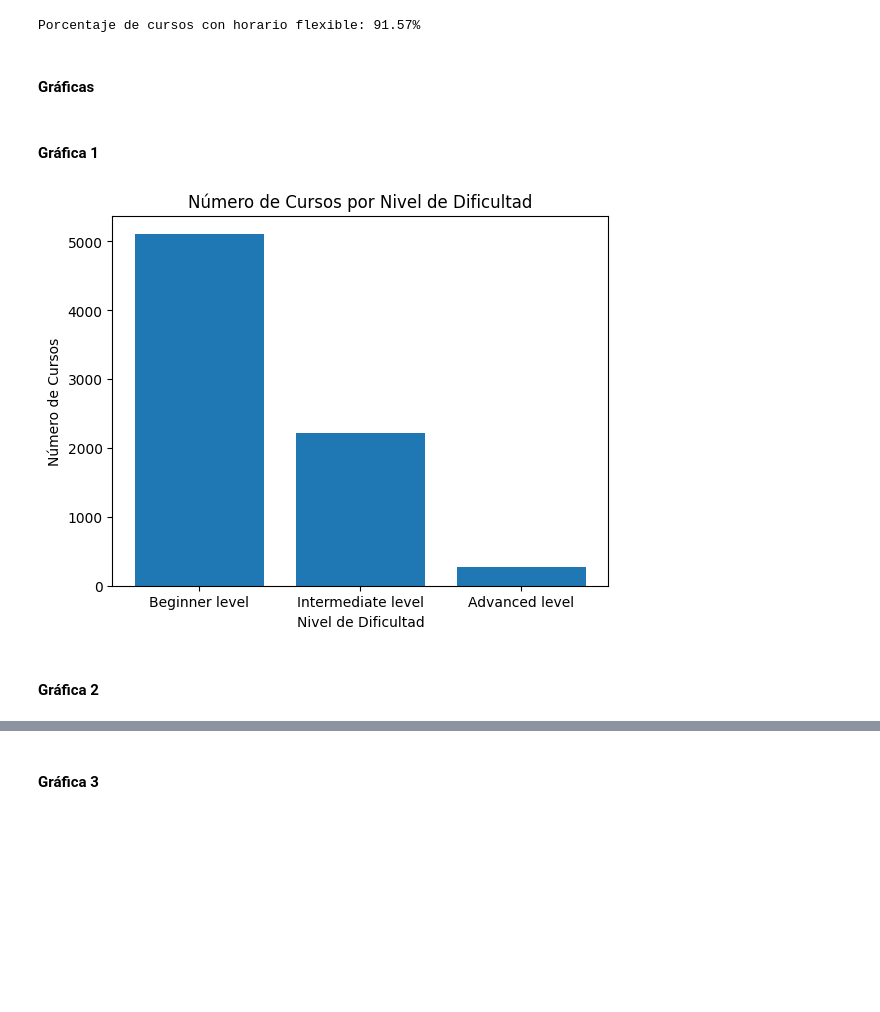
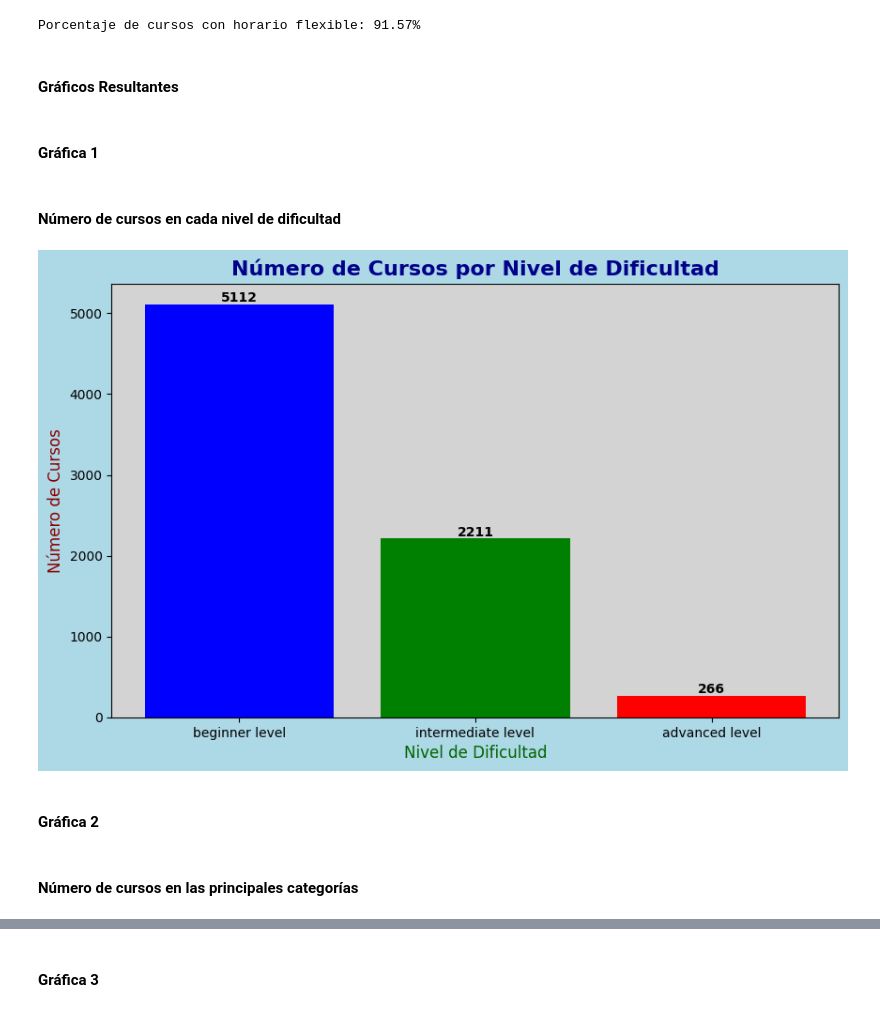
Before and after one commit to AndreRD1026/SS2_202010816, a Jupyter notebook: Practica2/Practica2.ipynb, the cells around one changed output, grey strips where cells are left out. Cells and saved outputs as stored; diff of their text form; code cells hidden in the pictures; blank space fills up the shorter version.

```diff
--- a/Practica2/Practica2.ipynb
+++ b/Practica2/Practica2.ipynb
@@ -30,9 +30,6 @@ dataframe
 # %%
 # Para eliminar los duplicados
 dataframe = dataframe.drop_duplicates().dropna(subset=['Level'])
-
-# Eliminar duplicados y filas con valores nulos en la columna 'Keyword'
-dataframe = dataframe.drop_duplicates().dropna(subset=['Keyword'])
 
 # Función para limpiar los valores nulos en columnas numéricas
 def limpiar_columna_numerica(column):
@@ -90,6 +87,12 @@ Name: Rating, Length: 5541, dtype: float64
 # %% [markdown]
 #### Cálculo del mayor y menor rating
 # %%
+# Convertir la columna 'Rating' a números y establecer los valores no válidos como NaN
+dataframe['Rating'] = pd.to_numeric(dataframe['Rating'], errors='coerce')
+
+# Eliminar filas con valores de rating no válidos (NaN)
+dataframe = dataframe.dropna(subset=['Rating'])
+
 # Calcular el curso con el mayor rating
 curso_mayor_rating = dataframe.loc[dataframe['Rating'].idxmax()]
 
@@ -129,28 +132,48 @@ porcentaje_cursos_horario_flexible = round(porcentaje_cursos_horario_flexible, 2
 print(f"Porcentaje de cursos con horario flexible: {porcentaje_cursos_horario_flexible}%")
 # %% [output]
 Porcentaje de cursos con horario flexible: 91.57%
-# %% [markdown]
-#### Gráficas
+# %% [markdown]
+#### Gráficos Resultantes
 # %% [markdown]
 #### Gráfica 1
+# %% [markdown]
+#### Número de cursos en cada nivel de dificultad
 # %%
 import matplotlib.pyplot as plt
 
+# Convertir el texto de la columna 'Level' a minúsculas
+dataframe['Level'] = dataframe['Level'].str.lower()
+
+# Filtrar los cursos que contienen las palabras clave "beginner level", "intermediate level" y "advanced level"
+dataframe_filtrado = dataframe[dataframe['Level'].isin(['beginner level', 'intermediate level', 'advanced level'])]
+
 # Contar el número de cursos en cada nivel de dificultad
-num_cursos_por_nivel = dataframe['Level'].value_counts()
+num_cursos_por_nivel = dataframe_filtrado['Level'].value_counts()
+
+# Colores para cada nivel de dificultad
+colores = {'beginner level': 'blue', 'intermediate level': 'green', 'advanced level': 'red'}
 
 # Crear la gráfica de barras
-plt.bar(num_cursos_por_nivel.index, num_cursos_por_nivel.values)
+plt.figure(figsize=(10, 6), facecolor='lightblue')
 
-# Configurar el título y las etiquetas de los ejes
-plt.title('Número de Cursos por Nivel de Dificultad')
-plt.xlabel('Nivel de Dificultad')
-plt.ylabel('Número de Cursos')
+for nivel, num_cursos in num_cursos_por_nivel.items():
+    barra = plt.bar(nivel, num_cursos, color=colores.get(nivel, 'grey'))
+    plt.text(nivel, num_cursos, str(num_cursos), ha='center', va='bottom', fontsize=10, color='black', fontweight='bold')
+
+# Cambiar el color del fondo
+plt.gca().set_facecolor('lightgrey')
+
+# Configurar el título y las etiquetas de los ejes con ediciones
+plt.title('Número de Cursos por Nivel de Dificultad', fontsize=16, fontweight='bold', color='darkblue')
+plt.xlabel('Nivel de Dificultad', fontsize=12, color='darkgreen')
+plt.ylabel('Número de Cursos', fontsize=12, color='darkred')
 
 # Mostrar la gráfica
 plt.show()
 # %% [output]
-[figure, old version]
+[figure, new version]
 # %% [markdown]
 #### Gráfica 2
+# %% [markdown]
+#### Número de cursos en las principales categorías
 # %%
```
Also changed, not shown: parts of 11 cells of this notebook.
